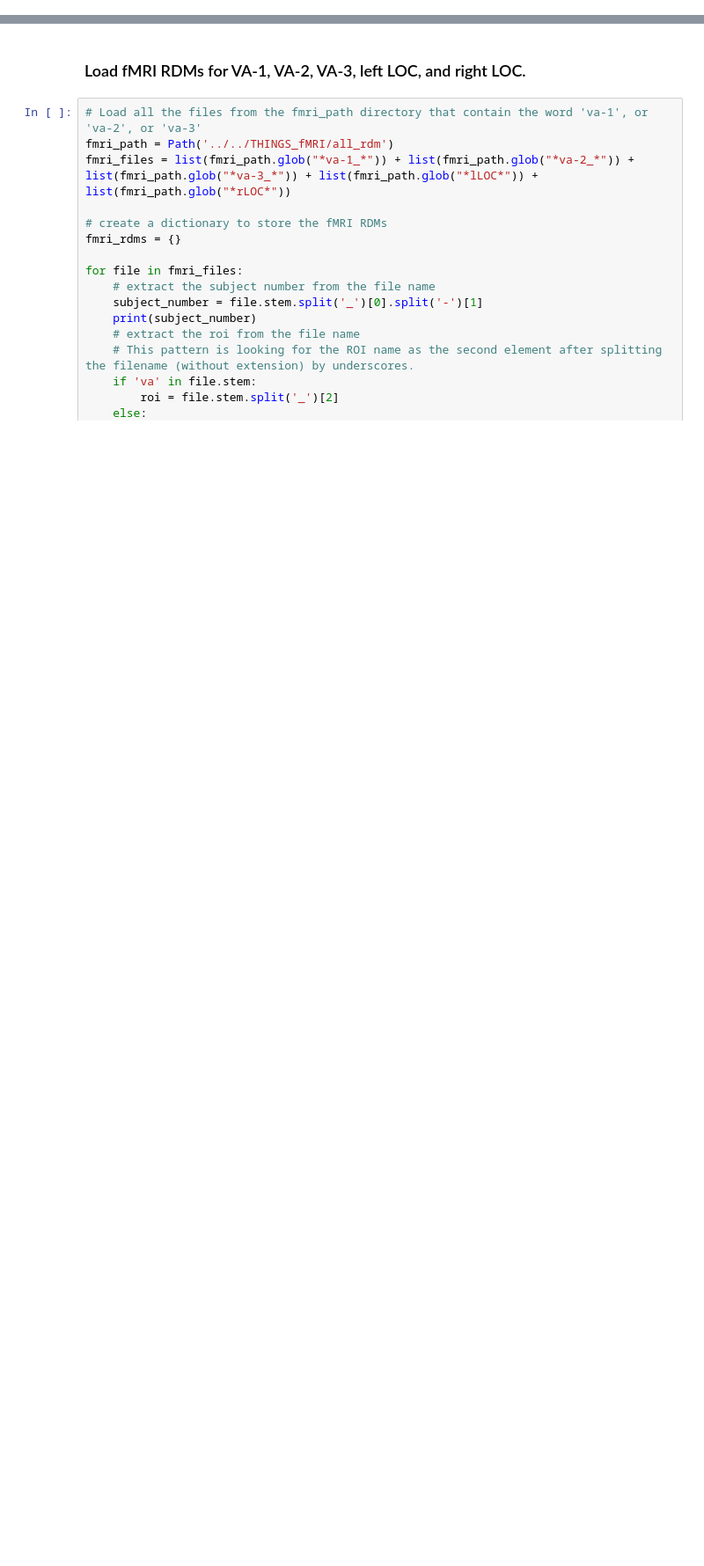
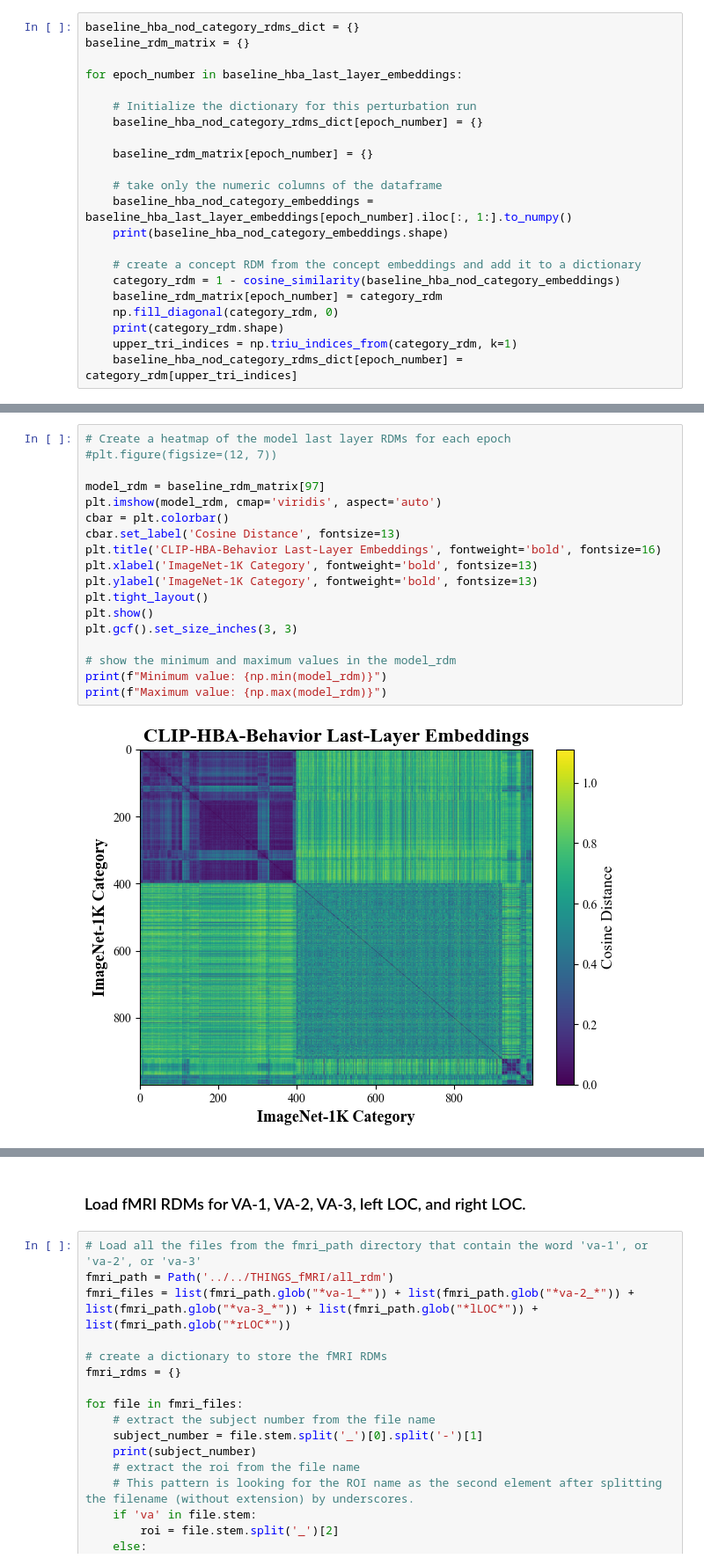
Before and after one commit to marrenj/cvpr_perturbations, a Jupyter notebook: clip_hba_behavior/analysis/neural_alignment_analyses.ipynb, the cells around one changed output, grey strips where cells are left out. Shown at 88% size. Saved outputs shown, nothing was run; the diff lists cells and outputs as text; blank space fills up the shorter version.

```diff
--- a/clip_hba_behavior/analysis/neural_alignment_analyses.ipynb
+++ b/clip_hba_behavior/analysis/neural_alignment_analyses.ipynb
@@ -2,0 +386,22 @@
+# %%
+baseline_hba_nod_category_rdms_dict = {}
+baseline_rdm_matrix = {}
+
+for epoch_number in baseline_hba_last_layer_embeddings:
+
+    # Initialize the dictionary for this perturbation run
+    baseline_hba_nod_category_rdms_dict[epoch_number] = {}
+
+    baseline_rdm_matrix[epoch_number] = {}
+
+    # take only the numeric columns of the dataframe
+    baseline_hba_nod_category_embeddings = baseline_hba_last_layer_embeddings[epoch_number].iloc[:, 1:].to_numpy()
+    print(baseline_hba_nod_category_embeddings.shape)
+
+    # create a concept RDM from the concept embeddings and add it to a dictionary
+    category_rdm = 1 - cosine_similarity(baseline_hba_nod_category_embeddings)
+    baseline_rdm_matrix[epoch_number] = category_rdm
+    np.fill_diagonal(category_rdm, 0)
+    print(category_rdm.shape)
+    upper_tri_indices = np.triu_indices_from(category_rdm, k=1)
+    baseline_hba_nod_category_rdms_dict[epoch_number] = category_rdm[upper_tri_indices]
@@ -2,0 +571,20 @@
+# %%
+# Create a heatmap of the model last layer RDMs for each epoch
+#plt.figure(figsize=(12, 7))
+
+model_rdm = baseline_rdm_matrix[97]
+plt.imshow(model_rdm, cmap='viridis', aspect='auto')
+cbar = plt.colorbar()
+cbar.set_label('Cosine Distance', fontsize=13)
+plt.title('CLIP-HBA-Behavior Last-Layer Embeddings', fontweight='bold', fontsize=16)
+plt.xlabel('ImageNet-1K Category', fontweight='bold', fontsize=13)
+plt.ylabel('ImageNet-1K Category', fontweight='bold', fontsize=13)
+plt.tight_layout()
+plt.show()
+plt.gcf().set_size_inches(3, 3)
+
+# show the minimum and maximum values in the model_rdm
+print(f"Minimum value: {np.min(model_rdm)}")
+print(f"Maximum value: {np.max(model_rdm)}")
+# %% [output]
+[figure, added]
```
Also changed, not shown: parts of 45 cells of this notebook, 12 other files.
